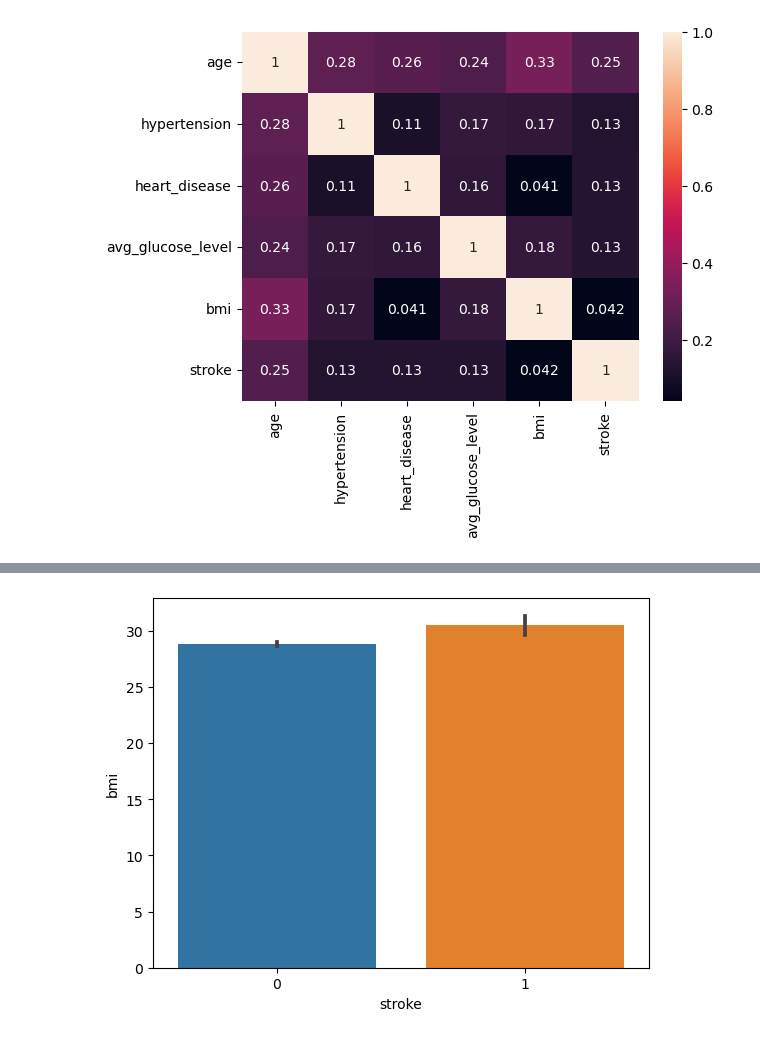
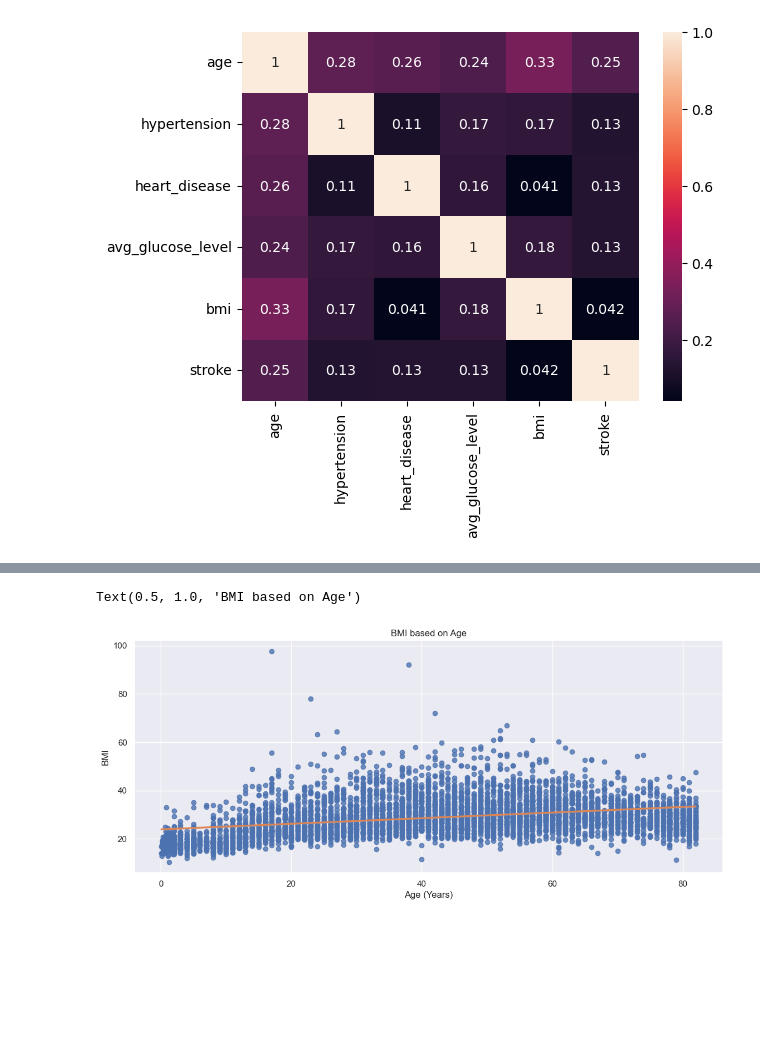
Before and after one commit to bmmukhridin/ML-Stroke-Prediction, a Jupyter notebook: project 2 part 1.ipynb, the cells around one changed output, grey strips where cells are left out. Cells and saved outputs as stored; diff of their text form; code cells hidden in the pictures; blank space fills up the shorter version.

```diff
--- a/project 2 part 1.ipynb
+++ b/project 2 part 1.ipynb
@@ -244,4 +240,8 @@ sns.scatterplot(data=stroke_df, x='age', y='bmi');
-# %%
-sns.barplot(data=stroke_df, x='stroke', y='bmi');
-# %% [output]
-[figure, removed]
+# %%
+sns.lmplot(data=stroke_df, x='age', y="bmi", line_kws={"color": "C1"},height=5, aspect=2.3);
+plt.xlabel("Age (Years)")
+plt.ylabel("BMI")
+plt.title("BMI based on Age")
+# %% [output]
+Text(0.5, 1.0, 'BMI based on Age')
+[figure, added]
```
Also changed, not shown: parts of 4 cells of this notebook.
